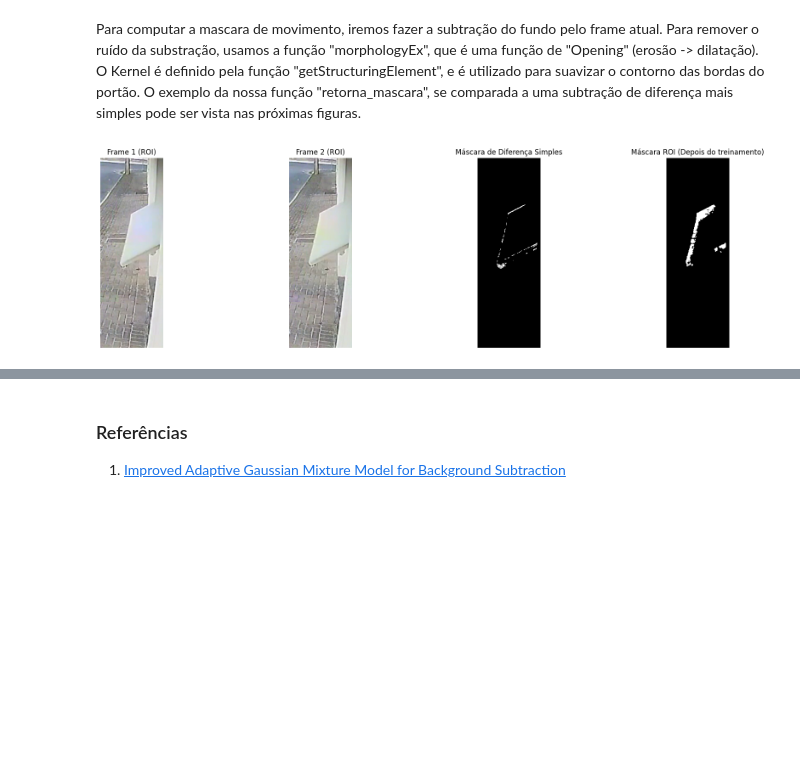
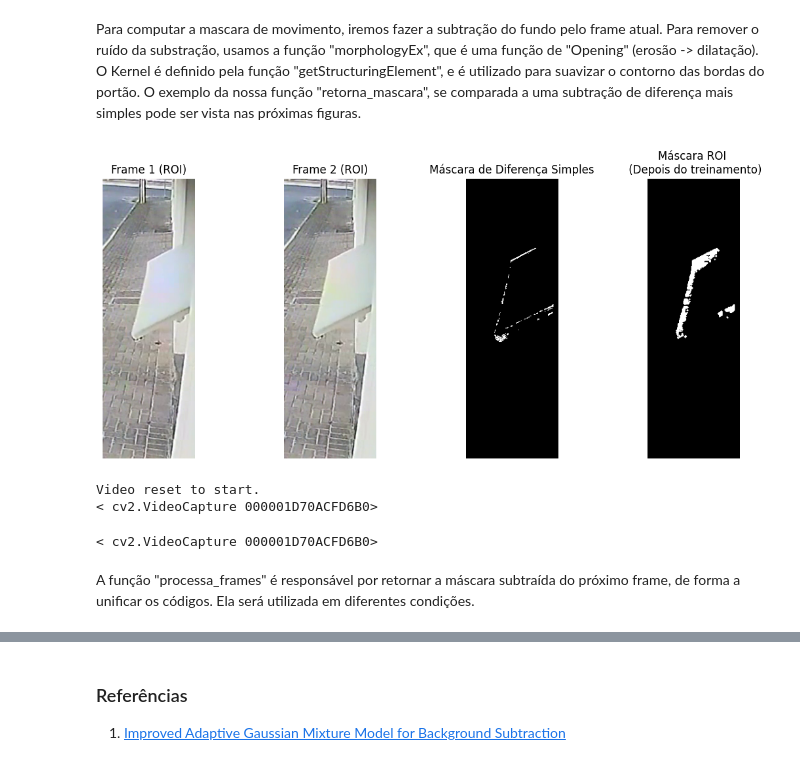
Before and after one commit to Arthur5492/Smart-Building-AI, a Jupyter notebook: MetodosClassicos/identifica_portao_notebook.ipynb, the cells around one changed output, grey strips where cells are left out. Drawn from its saved outputs; the diff is of its cells as text; code cells hidden in the pictures; blank space fills up the shorter version.

```diff
--- a/MetodosClassicos/identifica_portao_notebook.ipynb
+++ b/MetodosClassicos/identifica_portao_notebook.ipynb
@@ -66,8 +52,15 @@ video = cv.VideoCapture("./videos/Camera1-CarroSaindo2.mp4")
 if not video.isOpened():
     print("Error opening video file")
 # %%
-def reset_video_to_start(video):
-    video.set(cv.CAP_PROP_POS_FRAMES, 0)
+def reset_video_to_start(video, name="./videos/Camera1-CarroSaindo2.mp4"):
+    if video:
+        video.release()
+    video = cv.VideoCapture(name)
+    print("Video reset to start.")
+    print(video)
+    if not video.isOpened():
+        print("Error opening video file")
+    return video
 # %% [markdown]
 Mostrando vídeo utilizado:
 # %%
@@ -167,6 +180,7 @@ def retorna_mascara(roi, bg_subtractor):
     fgmask = cv.morphologyEx(fgmask, cv.MORPH_OPEN, kernel)
     return fgmask
 # %%
+
 frame = video.set(cv.CAP_PROP_POS_FRAMES,87)
 ret, frame = video.read()
 
@@ -182,35 +196,40 @@ if ret and ret2:
     diff_gray = cv.cvtColor(diff, cv.COLOR_BGR2GRAY)
     _, diff_mask = cv.threshold(diff_gray, 30, 255, cv.THRESH_BINARY)
 
-    plt.figure(figsize=(20,5))
+    plt.figure(figsize=(12,5))
     plt.subplot(1,4,1)
     plt.imshow(cv.cvtColor(roi1, cv.COLOR_BGR2RGB))
     plt.title('Frame 1 (ROI)')
     plt.axis('off')
 
     plt.subplot(1,4,2)
     plt.imshow(cv.cvtColor(roi2, cv.COLOR_BGR2RGB))
     plt.title('Frame 2 (ROI)')
     plt.axis('off')
 
     plt.subplot(1,4,3)
     plt.imshow(diff_mask, cmap='gray')
     plt.title('Máscara de Diferença Simples')
     plt.axis('off')
 
     # com a nossa função retorna_mascara
     mask = retorna_mascara(roi2, bg_subtractor)
 
     plt.subplot(1,4,4)
     plt.imshow(mask, cmap='gray')
-    plt.title('Máscara ROI (Depois do treinamento)')
+    plt.title('Máscara ROI \n (Depois do treinamento)')
     plt.axis('off')
 
     plt.tight_layout()
     plt.show()
 else:
     print("Não foi possível ler os dois frames para comparação.")
 
 reset_video_to_start(video)
 # %% [output]
-[figure, old version]
+[figure, new version]
+Video reset to start.
+< cv2.VideoCapture 000001D70ACFD6B0>
+< cv2.VideoCapture 000001D70ACFD6B0>
+# %% [markdown]
+A função "processa_frames" é responsável por retornar a máscara subtraída do próximo frame, de forma a unificar os códigos. Ela será utilizada em diferentes condições.
```
Also changed, not shown: parts of 37 cells of this notebook, 8 other files.
